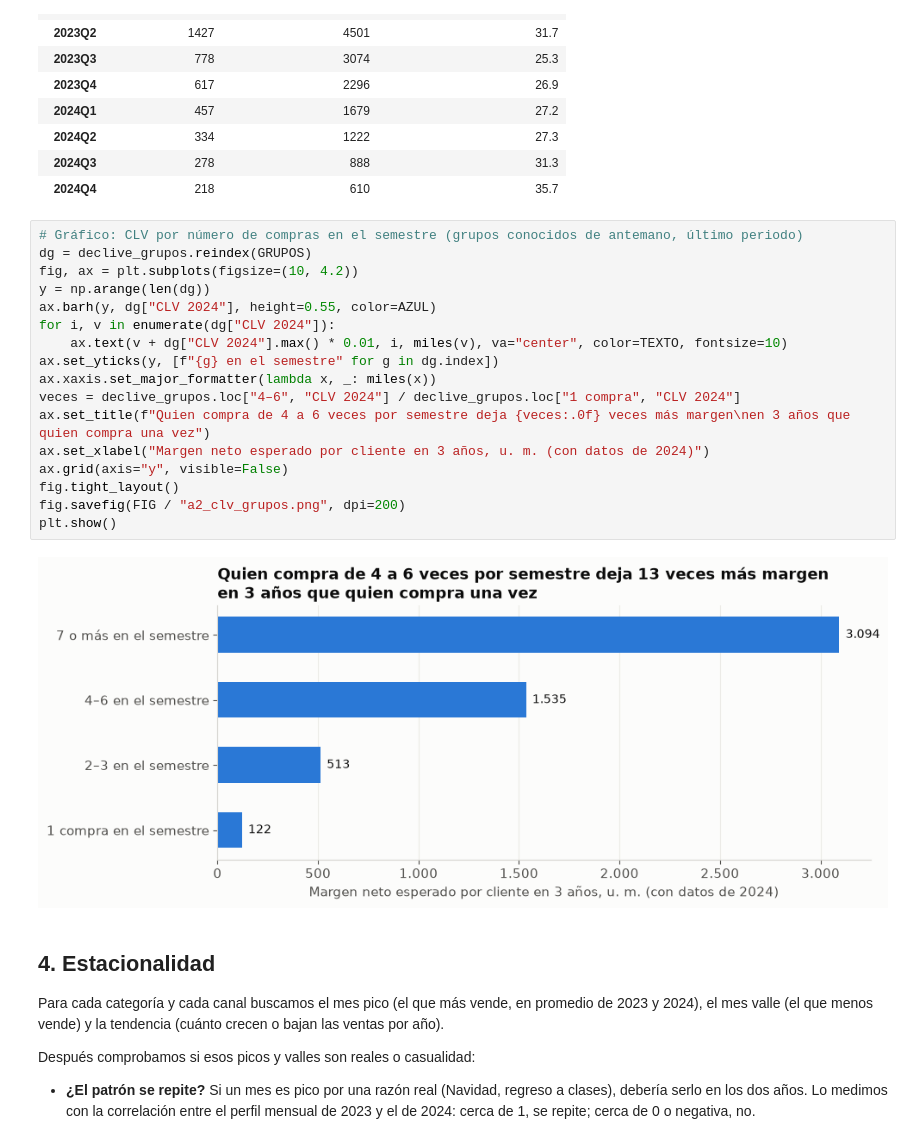
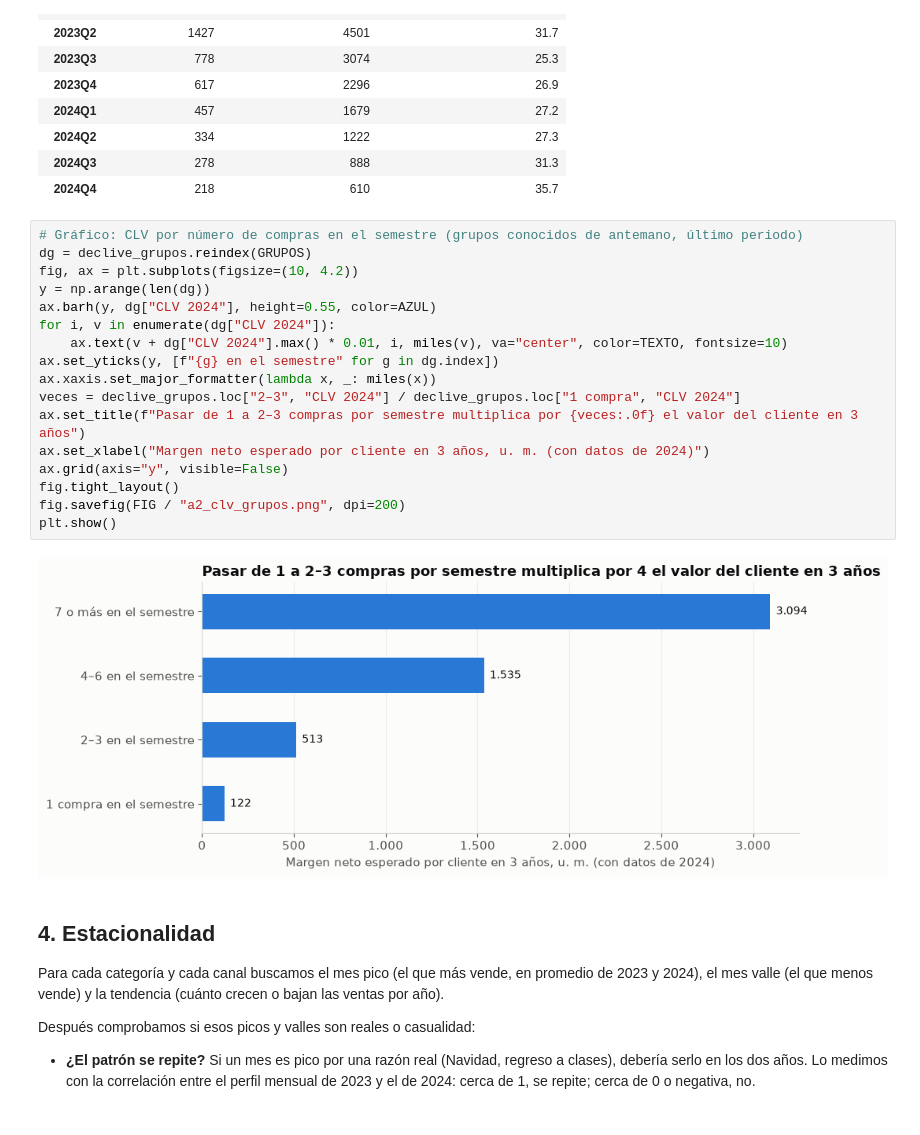
Before and after one commit to mathiascg05/retail-intelligence, a Jupyter notebook: notebooks/02_rentabilidad.ipynb, the cells around one changed output. Saved outputs shown, nothing was run; the diff lists cells and outputs as text.

```diff
--- a/notebooks/02_rentabilidad.ipynb
+++ b/notebooks/02_rentabilidad.ipynb
@@ -421,22 +421,22 @@ nuevos_q
 # %%
 # Gráfico: CLV por número de compras en el semestre (grupos conocidos de antemano, último periodo)
 dg = declive_grupos.reindex(GRUPOS)
 fig, ax = plt.subplots(figsize=(10, 4.2))
 y = np.arange(len(dg))
 ax.barh(y, dg["CLV 2024"], height=0.55, color=AZUL)
 for i, v in enumerate(dg["CLV 2024"]):
     ax.text(v + dg["CLV 2024"].max() * 0.01, i, miles(v), va="center", color=TEXTO, fontsize=10)
 ax.set_yticks(y, [f"{g} en el semestre" for g in dg.index])
 ax.xaxis.set_major_formatter(lambda x, _: miles(x))
-veces = declive_grupos.loc["4–6", "CLV 2024"] / declive_grupos.loc["1 compra", "CLV 2024"]
-ax.set_title(f"Quien compra de 4 a 6 veces por semestre deja {veces:.0f} veces más margen\nen 3 años que quien compra una vez")
+veces = declive_grupos.loc["2–3", "CLV 2024"] / declive_grupos.loc["1 compra", "CLV 2024"]
+ax.set_title(f"Pasar de 1 a 2–3 compras por semestre multiplica por {veces:.0f} el valor del cliente en 3 años")
 ax.set_xlabel("Margen neto esperado por cliente en 3 años, u. m. (con datos de 2024)")
 ax.grid(axis="y", visible=False)
 fig.tight_layout()
 fig.savefig(FIG / "a2_clv_grupos.png", dpi=200)
 plt.show()
 # %% [output]
-[figure, old version]
+[figure, new version]
 # %% [markdown]
 ## 4. Estacionalidad
 
```
Also changed, not shown: parts of 2 cells of this notebook, 14 other files.
